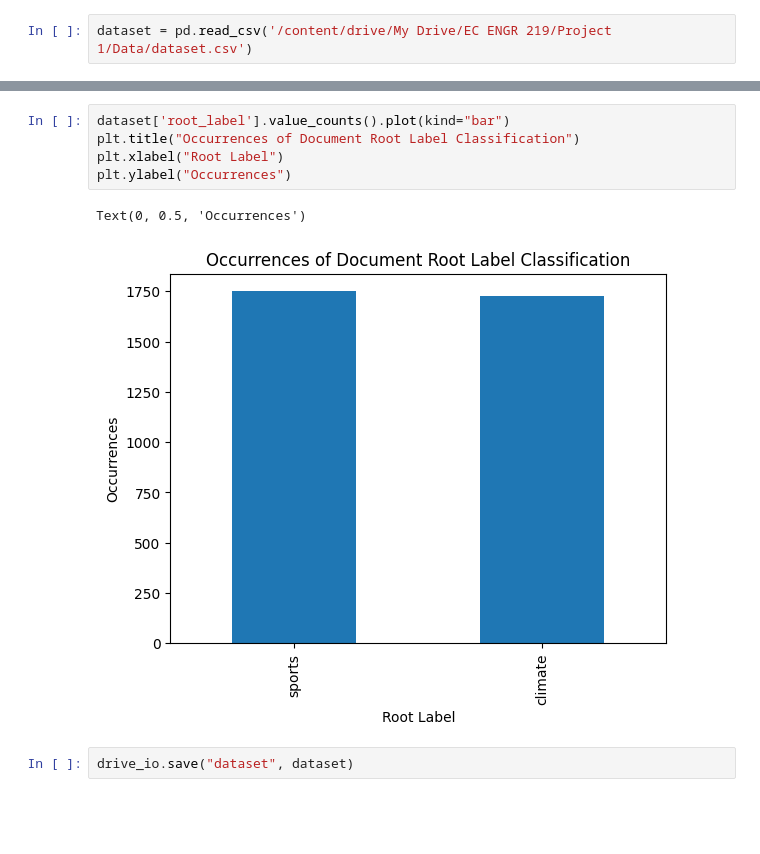
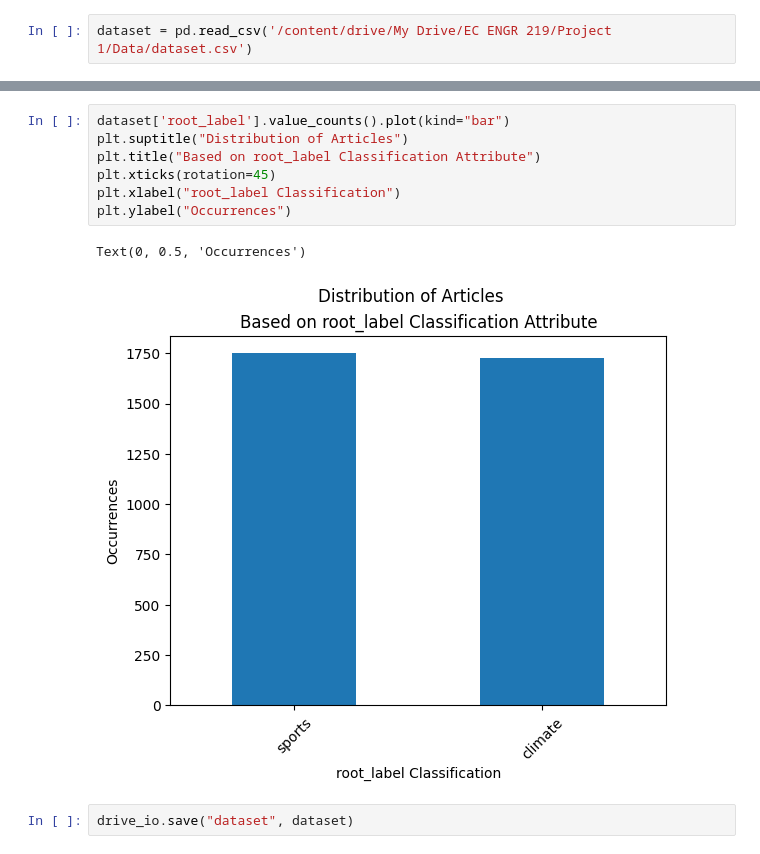
Before and after one commit to papaymaguire/ece219-project1, a Jupyter notebook: project1/notebooks/question01.ipynb, the cells around one changed output, grey strips where cells are left out. Cells and saved outputs as stored; diff of their text form; blank space fills up the shorter version.

```diff
--- a/project1/notebooks/question01.ipynb
+++ b/project1/notebooks/question01.ipynb
@@ -70,11 +94,13 @@ Text(0, 0.5, 'Occurrences')
 # %%
 dataset['root_label'].value_counts().plot(kind="bar")
-plt.title("Occurrences of Document Root Label Classification")
-plt.xlabel("Root Label")
+plt.suptitle("Distribution of Articles")
+plt.title("Based on root_label Classification Attribute")
+plt.xticks(rotation=45)
+plt.xlabel("root_label Classification")
 plt.ylabel("Occurrences")
 # %% [output]
 Text(0, 0.5, 'Occurrences')
-[figure, old version]
+[figure, new version]
 # %%
 drive_io.save("dataset", dataset)
 # %% [output]
```
Also changed, not shown: parts of 8 cells of this notebook.
